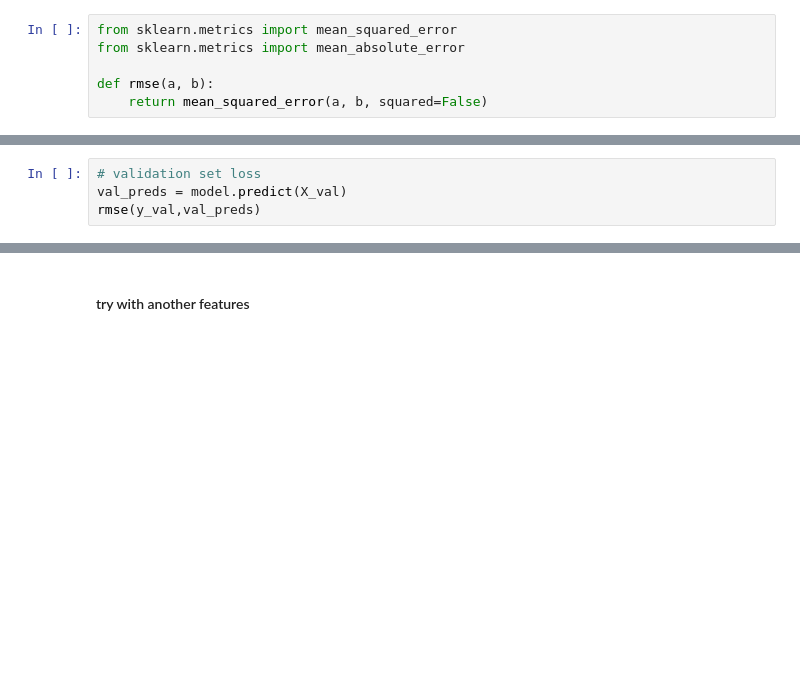
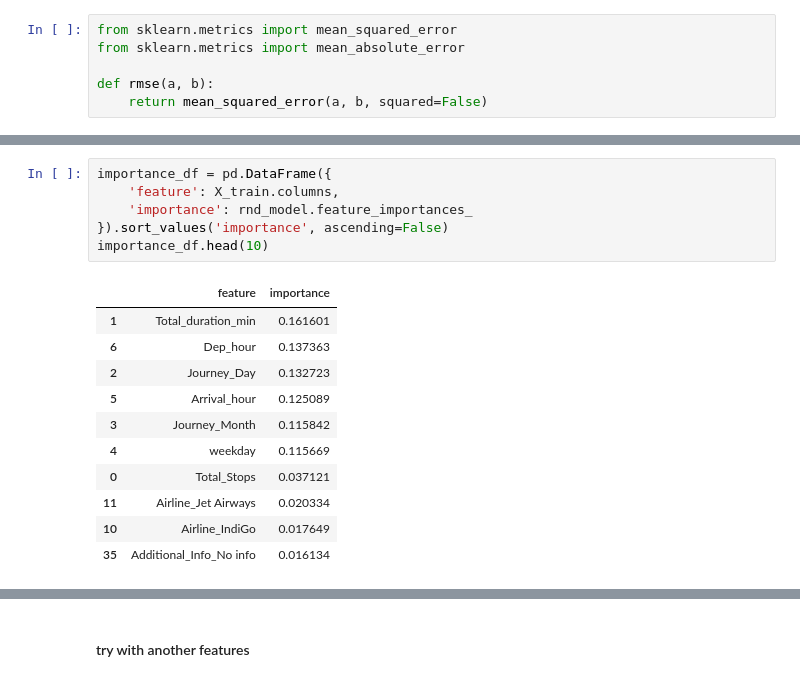
Before and after one commit to vijaybirju/Kaggle-notebook, a Jupyter notebook: flight-2.ipynb, the cells around one changed output, grey strips where cells are left out. Cells and saved outputs as stored; diff of their text form; blank space fills up the shorter version.

```diff
--- a/flight-2.ipynb
+++ b/flight-2.ipynb
@@ -687,4 +670,0 @@ mean_absolute_error:  1243.4521497106573
-# %%
-# validation set loss
-val_preds = model.predict(X_val)
-rmse(y_val,val_preds)
@@ -692,0 +726,18 @@ rmse(y_val,val_preds)
+# %%
+importance_df = pd.DataFrame({
+    'feature': X_train.columns,
+    'importance': rnd_model.feature_importances_
+}).sort_values('importance', ascending=False)
+importance_df.head(10)
+# %% [output]
+|  | feature | importance |
+| 1 | Total_duration_min | 0.161601 |
+| 6 | Dep_hour | 0.137363 |
+| 2 | Journey_Day | 0.132723 |
+| 5 | Arrival_hour | 0.125089 |
+| 3 | Journey_Month | 0.115842 |
+| 4 | weekday | 0.115669 |
+| 0 | Total_Stops | 0.037121 |
+| 11 | Airline_Jet Airways | 0.020334 |
+| 10 | Airline_IndiGo | 0.017649 |
+| 35 | Additional_Info_No info | 0.016134 |
```
Also changed, not shown: parts of 17 cells of this notebook.
